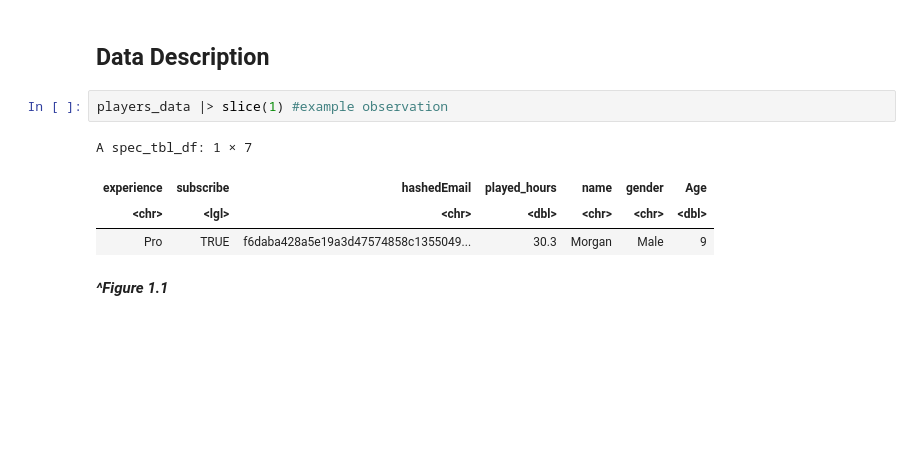
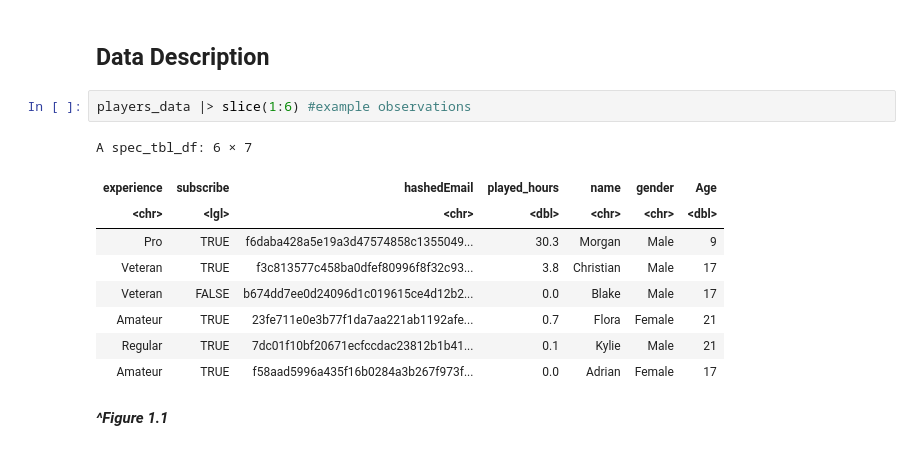
Before and after one commit to chrispy-tacos/dsci_idv_planning, a Jupyter notebook: chris_gibbons_2_idv_planning.ipynb, the cells around one changed output. Cells and saved outputs as stored; diff of their text form; blank space fills up the shorter version.

```diff
--- a/chris_gibbons_2_idv_planning.ipynb
+++ b/chris_gibbons_2_idv_planning.ipynb
@@ -27,12 +27,17 @@ dbl (2): original_start_time, original_end_time
 # %% [markdown]
 ## Data Description
 # %%
-players_data |> slice(1) #example observation
+players_data |> slice(1:6) #example observations
 # %% [output]
-A spec_tbl_df: 1 × 7
+A spec_tbl_df: 6 × 7
 | experience | subscribe | hashedEmail | played_hours | name | gender | Age |
 | <chr> | <lgl> | <chr> | <dbl> | <chr> | <chr> | <dbl> |
 | Pro | TRUE | f6daba428a5e19a3d47574858c1355049... | 30.3 | Morgan | Male | 9 |
+| Veteran | TRUE | f3c813577c458ba0dfef80996f8f32c93... | 3.8 | Christian | Male | 17 |
+| Veteran | FALSE | b674dd7ee0d24096d1c019615ce4d12b2... | 0.0 | Blake | Male | 17 |
+| Amateur | TRUE | 23fe711e0e3b77f1da7aa221ab1192afe... | 0.7 | Flora | Female | 21 |
+| Regular | TRUE | 7dc01f10bf20671ecfccdac23812b1b41... | 0.1 | Kylie | Male | 21 |
+| Amateur | TRUE | f58aad5996a435f16b0284a3b267f973f... | 0.0 | Adrian | Female | 17 |
 # %% [markdown]
 ***^Figure 1.1***
 # %%
```
Also changed, not shown: parts of 13 cells of this notebook.
